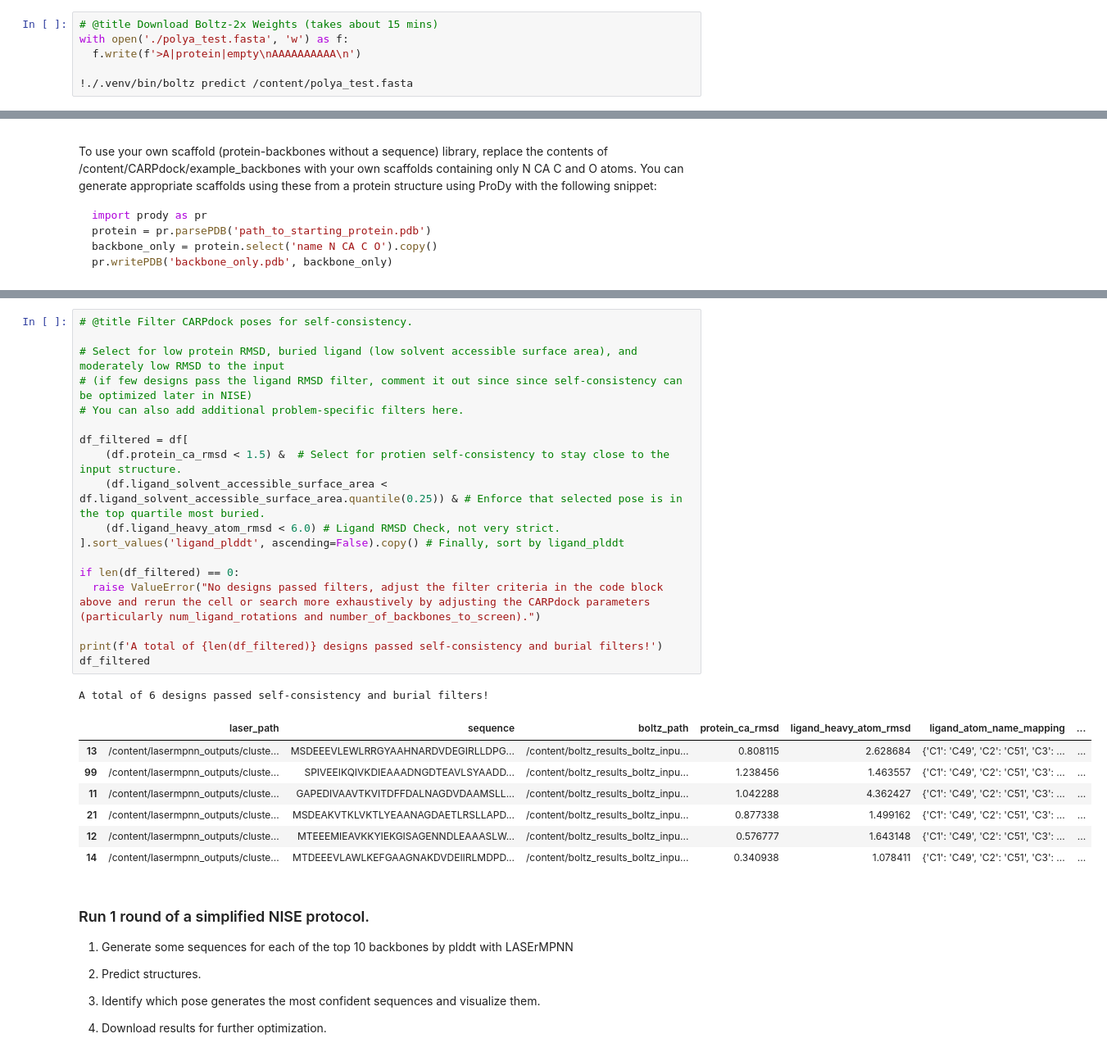
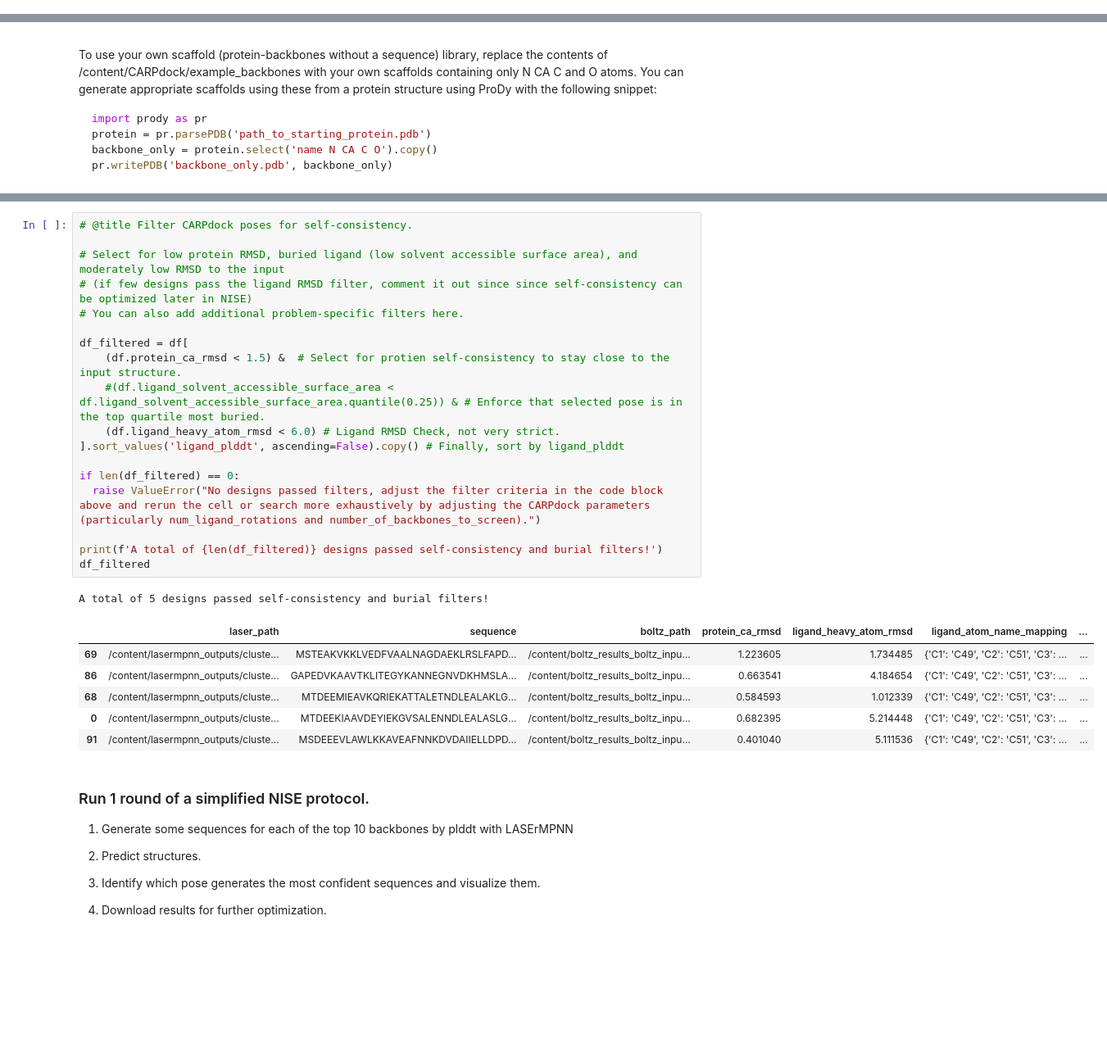
Before and after one commit to benf549/CARPdock, a Jupyter notebook: run_CARPdock.ipynb, the cells around one changed output, grey strips where cells are left out. Shown at 82% size. Drawn from its saved outputs; the diff is of its cells as text; blank space fills up the shorter version.

```diff
--- a/run_CARPdock.ipynb
+++ b/run_CARPdock.ipynb
@@ -147,9 +184,3 @@ Venv python: .venv/bin/python
 Done. Use this Python: .venv/bin/python
 2.8.0+cu128
 True
-# %%
-# @title Download Boltz-2x Weights (takes about 15 mins)
-with open('./polya_test.fasta', 'w') as f:
-  f.write(f'>A|protein|empty\nAAAAAAAAAA\n')
-
-!./.venv/bin/boltz predict /content/polya_test.fasta
@@ -512,30 +530,29 @@ df
 # %%
 # @title Filter CARPdock poses for self-consistency.
 
 # Select for low protein RMSD, buried ligand (low solvent accessible surface area), and moderately low RMSD to the input
 # (if few designs pass the ligand RMSD filter, comment it out since since self-consistency can be optimized later in NISE)
 # You can also add additional problem-specific filters here.
 
 df_filtered = df[
     (df.protein_ca_rmsd < 1.5) &  # Select for protien self-consistency to stay close to the input structure.
-    (df.ligand_solvent_accessible_surface_area < df.ligand_solvent_accessible_surface_area.quantile(0.25)) & # Enforce that selected pose is in the top quartile most buried.
+    #(df.ligand_solvent_accessible_surface_area < df.ligand_solvent_accessible_surface_area.quantile(0.25)) & # Enforce that selected pose is in the top quartile most buried.
     (df.ligand_heavy_atom_rmsd < 6.0) # Ligand RMSD Check, not very strict.
 ].sort_values('ligand_plddt', ascending=False).copy() # Finally, sort by ligand_plddt
 
 if len(df_filtered) == 0:
   raise ValueError("No designs passed filters, adjust the filter criteria in the code block above and rerun the cell or search more exhaustively by adjusting the CARPdock parameters (particularly num_ligand_rotations and number_of_backbones_to_screen).")
 
 print(f'A total of {len(df_filtered)} designs passed self-consistency and burial filters!')
 df_filtered
 # %% [output]
-A total of 6 designs passed self-consistency and burial filters!
+A total of 5 designs passed self-consistency and burial filters!
 |  | laser_path | sequence | boltz_path | protein_ca_rmsd | ligand_heavy_atom_rmsd | ligand_atom_name_mapping | ... |
-| 13 | /content/lasermpnn_outputs/cluste... | MSDEEEVLEWLRRGYAAHNARDVDEGIRLLDPG... | /content/boltz_results_boltz_inpu... | 0.808115 | 2.628684 | {'C1': 'C49', 'C2': 'C51', 'C3': ... | ... |
-| 99 | /content/lasermpnn_outputs/cluste... | SPIVEEIKQIVKDIEAAADNGDTEAVLSYAADD... | /content/boltz_results_boltz_inpu... | 1.238456 | 1.463557 | {'C1': 'C49', 'C2': 'C51', 'C3': ... | ... |
-| 11 | /content/lasermpnn_outputs/cluste... | GAPEDIVAAVTKVITDFFDALNAGDVDAAMSLL... | /content/boltz_results_boltz_inpu... | 1.042288 | 4.362427 | {'C1': 'C49', 'C2': 'C51', 'C3': ... | ... |
-| 21 | /content/lasermpnn_outputs/cluste... | MSDEAKVTKLVKTLYEAANAGDAETLRSLLAPD... | /content/boltz_results_boltz_inpu... | 0.877338 | 1.499162 | {'C1': 'C49', 'C2': 'C51', 'C3': ... | ... |
-| 12 | /content/lasermpnn_outputs/cluste... | MTEEEMIEAVKKYIEKGISAGENNDLEAAASLW... | /content/boltz_results_boltz_inpu... | 0.576777 | 1.643148 | {'C1': 'C49', 'C2': 'C51', 'C3': ... | ... |
-| 14 | /content/lasermpnn_outputs/cluste... | MTDEEEVLAWLKEFGAAGNAKDVDEIIRLMDPD... | /content/boltz_results_boltz_inpu... | 0.340938 | 1.078411 | {'C1': 'C49', 'C2': 'C51', 'C3': ... | ... |
+| 69 | /content/lasermpnn_outputs/cluste... | MSTEAKVKKLVEDFVAALNAGDAEKLRSLFAPD... | /content/boltz_results_boltz_inpu... | 1.223605 | 1.734485 | {'C1': 'C49', 'C2': 'C51', 'C3': ... | ... |
+| 86 | /content/lasermpnn_outputs/cluste... | GAPEDVKAAVTKLITEGYKANNEGNVDKHMSLA... | /content/boltz_results_boltz_inpu... | 0.663541 | 4.184654 | {'C1': 'C49', 'C2': 'C51', 'C3': ... | ... |
+| 68 | /content/lasermpnn_outputs/cluste... | MTDEEMIEAVKQRIEKATTALETNDLEALAKLG... | /content/boltz_results_boltz_inpu... | 0.584593 | 1.012339 | {'C1': 'C49', 'C2': 'C51', 'C3': ... | ... |
+| 0 | /content/lasermpnn_outputs/cluste... | MTDEEKIAAVDEYIEKGVSALENNDLEALASLG... | /content/boltz_results_boltz_inpu... | 0.682395 | 5.214448 | {'C1': 'C49', 'C2': 'C51', 'C3': ... | ... |
+| 91 | /content/lasermpnn_outputs/cluste... | MSDEEEVLAWLKKAVEAFNNKDVDAIIELLDPD... | /content/boltz_results_boltz_inpu... | 0.401040 | 5.111536 | {'C1': 'C49', 'C2': 'C51', 'C3': ... | ... |
 # %% [markdown]
 ### Run 1 round of a simplified NISE protocol.
 
```
Also changed, not shown: parts of 13 cells of this notebook.
